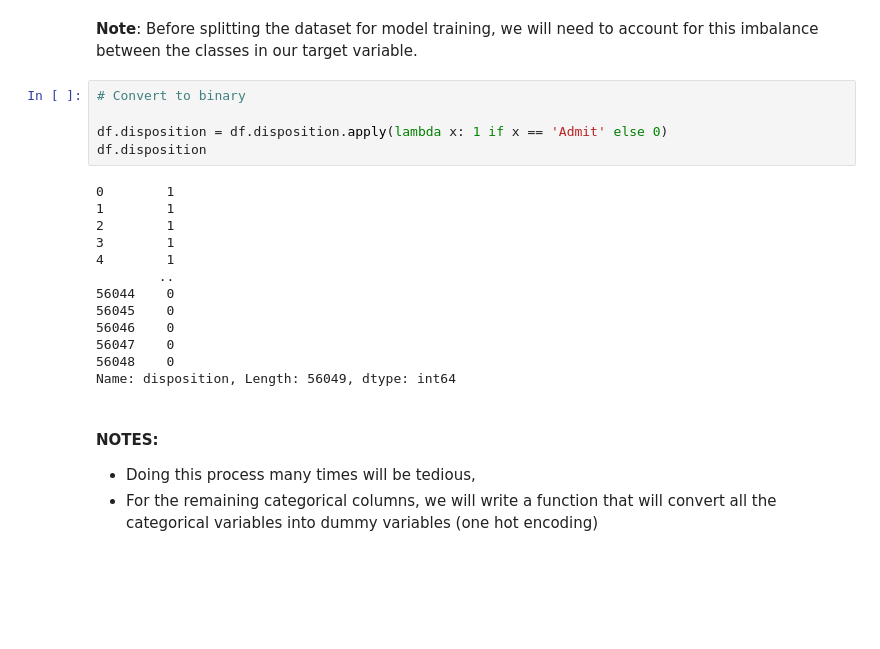
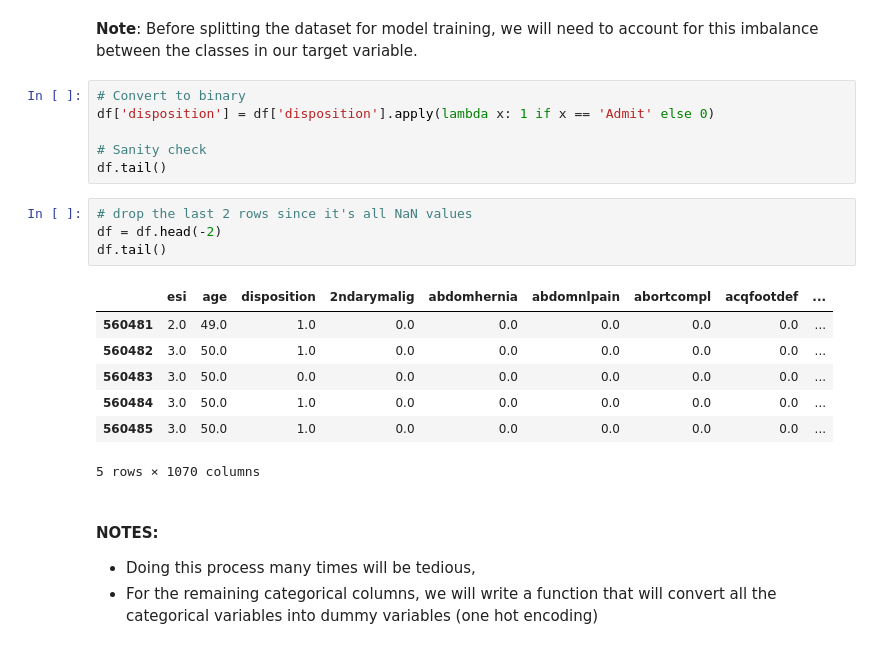
Before and after one commit to yashnagpaul/data-science-capstone, a Jupyter notebook: Yash_Nagpaul_Capstone.ipynb, the cells around one changed output. Drawn from its saved outputs; the diff is of its cells as text; blank space fills up the shorter version.

```diff
--- a/Yash_Nagpaul_Capstone.ipynb
+++ b/Yash_Nagpaul_Capstone.ipynb
@@ -182,22 +168,22 @@ Name: disposition, dtype: float64
 **Note**: Before splitting the dataset for model training, we will need to account for this imbalance between the classes in our target variable.
 # %%
 # Convert to binary
+df['disposition'] = df['disposition'].apply(lambda x: 1 if x == 'Admit' else 0)
 
-df.disposition = df.disposition.apply(lambda x: 1 if x == 'Admit' else 0)
-df.disposition
+# Sanity check
+df.tail()
-# %% [output]
-0        1
-1        1
-2        1
-3        1
-4        1
-        ..
-56044    0
-56045    0
-56046    0
-56047    0
-56048    0
-Name: disposition, Length: 56049, dtype: int64
+# %%
+# drop the last 2 rows since it's all NaN values
+df = df.head(-2)
+df.tail()
+# %% [output]
+|  | esi | age | disposition | 2ndarymalig | abdomhernia | abdomnlpain | abortcompl | acqfootdef | ... |
+| 560481 | 2.0 | 49.0 | 1.0 | 0.0 | 0.0 | 0.0 | 0.0 | 0.0 | ... |
+| 560482 | 3.0 | 50.0 | 1.0 | 0.0 | 0.0 | 0.0 | 0.0 | 0.0 | ... |
+| 560483 | 3.0 | 50.0 | 0.0 | 0.0 | 0.0 | 0.0 | 0.0 | 0.0 | ... |
+| 560484 | 3.0 | 50.0 | 1.0 | 0.0 | 0.0 | 0.0 | 0.0 | 0.0 | ... |
+| 560485 | 3.0 | 50.0 | 1.0 | 0.0 | 0.0 | 0.0 | 0.0 | 0.0 | ... |
+5 rows × 1070 columns
 # %% [markdown]
 #### NOTES:
 - Doing this process many times will be tedious,
```
Also changed, not shown: parts of 14 cells of this notebook.
